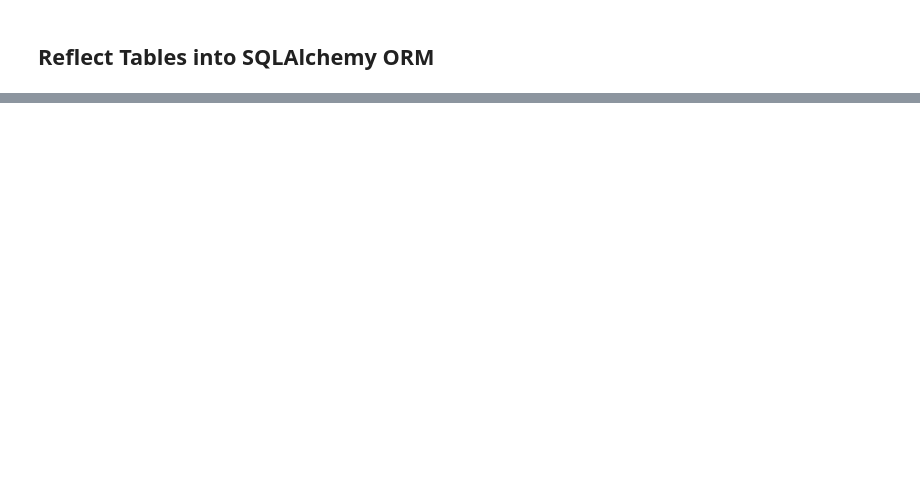
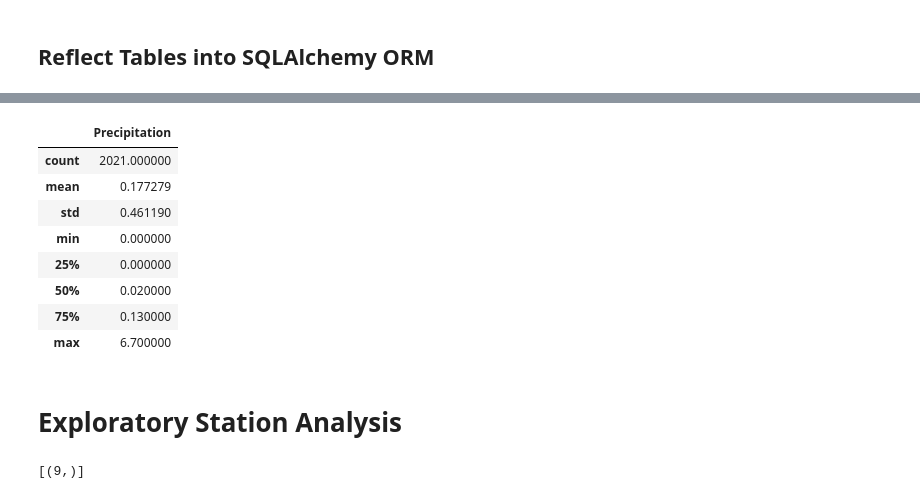
Before and after one commit to SebastianTagle/sqlalchemy-challenge, a Jupyter notebook: SurfsUp/climate_stater.ipynb, the cells around one changed output, grey strips where cells are left out. Drawn from its saved outputs; the diff is of its cells as text; code cells hidden in the pictures; blank space fills up the shorter version.

```diff
--- a/SurfsUp/climate_stater.ipynb
+++ b/SurfsUp/climate_stater.ipynb
@@ -49,0 +71,41 @@ first_row.__dict__
+# %%
+# Design a query to retrieve the last 12 months of precipitation data and plot the results.
+
+# Starting from the most recent data point in the database.
+date=dt.date(2017,8,23)
+
+# Calculate the date one year from the last date in data set.
+one_year_before = date - dt.timedelta(days=365)
+#print(one_year_before)
+
+# Perform a query to retrieve the data and precipitation scores
+data_prep = session.query(h_measurement.date,h_measurement.prcp).\
+    filter(h_measurement.date >= one_year_before).all()
+#print(data_prep)
+
+# Save the query results as a Pandas DataFrame. Explicitly set the column names
+prcp_rows = pd.DataFrame({"Date":result[0],"Precipitation":result[1]} for result in data_prep)
+#print(prcp_rows)
+
+print(type(prcp_rows.Date[0]))
+prcp_rows["Date"]= pd.to_datetime(prcp_rows["Date"])
+print(type(prcp_rows.Date[0]))
+
+#prcp_rows.head()
+
+# Sort the dataframe by date
+#prcp_data = prcp_rows.sort_value(by=prcp_rows["Date"],ascending=True)
+#print(prcp_data)
+data_prcp=prcp_rows.sort_values("Date", ascending=True)
+data_prcp.head()
+
+# Use Pandas Plotting with Matplotlib to plot the data
+
+
+plt.bar(data_prcp["Date"],data_prcp["Precipitation"],width=5)
+plt.xlabel("Date")
+plt.ylabel("Inches")
+plt.xticks(np.arange(one_year_before,date,step=40),rotation=90)
+plt.legend(labels=["Precipitation"])
+plt.ylim(0,7)
+plt.show()
@@ -49,0 +116,21 @@ first_row.__dict__
+# %%
+# Use Pandas to calculate the summary statistics for the precipitation data
+prcp_rows.describe()
+# %% [output]
+|  | Precipitation |
+| count | 2021.000000 |
+| mean | 0.177279 |
+| std | 0.461190 |
+| min | 0.000000 |
+| 25% | 0.000000 |
+| 50% | 0.020000 |
+| 75% | 0.130000 |
+| max | 6.700000 |
+# %% [markdown]
+# Exploratory Station Analysis
+# %%
+# Design a query to calculate the total number of stations in the dataset
+total_station= session.query(func.count(h_station.id)).all()
+total_station
+# %% [output]
+[(9,)]
```
Also changed, not shown: parts of 15 cells of this notebook, 3 other files.
